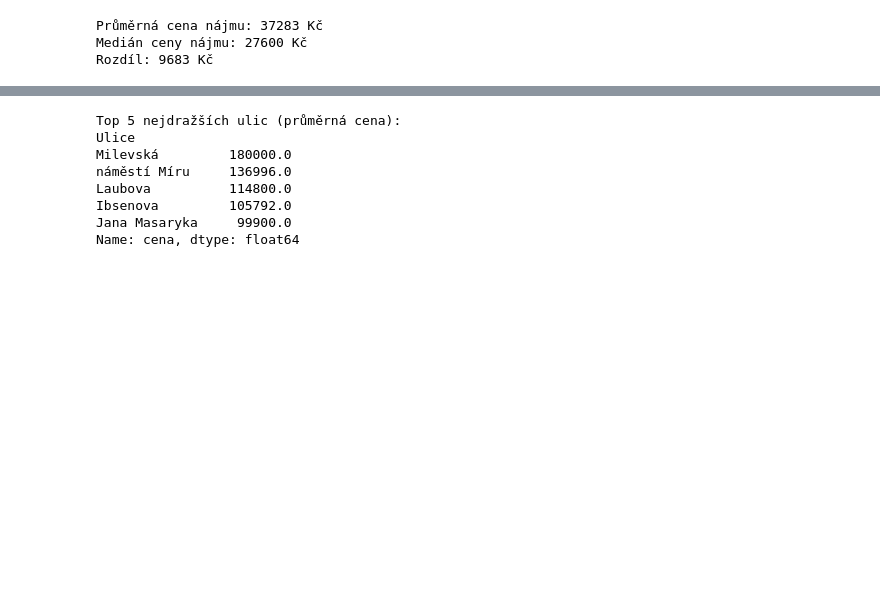
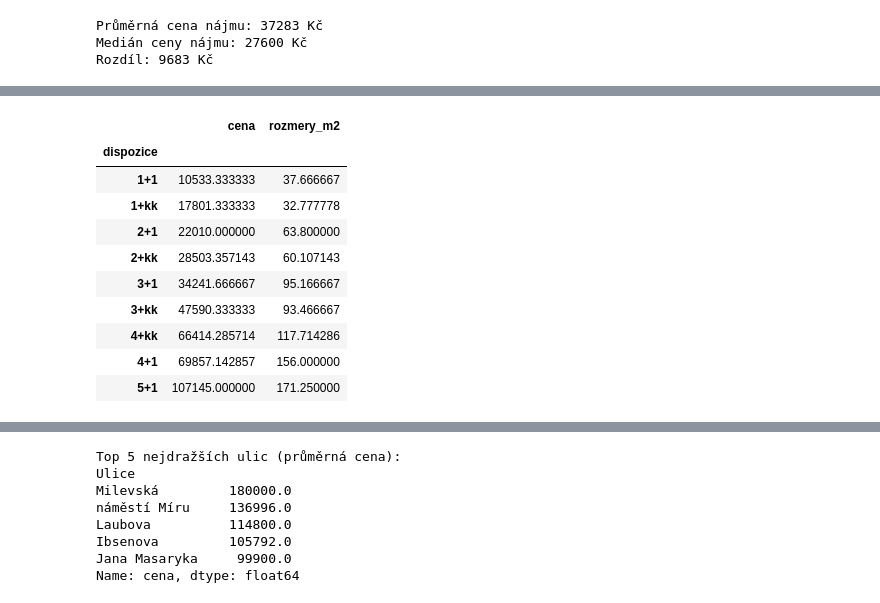
Before and after one commit to suraveronika/Python_Sura, a Jupyter notebook: Sura_zaverecny_projekt.ipynb, the cells around one changed output, grey strips where cells are left out. Cells and saved outputs as stored; diff of their text form; code cells hidden in the pictures; blank space fills up the shorter version.

```diff
--- a/Sura_zaverecny_projekt.ipynb
+++ b/Sura_zaverecny_projekt.ipynb
@@ -325,0 +309,14 @@ plt.show()
+# %%
+dispozice_stats
+# %% [output]
+|  | cena | rozmery_m2 |
+| dispozice |  |  |
+| 1+1 | 10533.333333 | 37.666667 |
+| 1+kk | 17801.333333 | 32.777778 |
+| 2+1 | 22010.000000 | 63.800000 |
+| 2+kk | 28503.357143 | 60.107143 |
+| 3+1 | 34241.666667 | 95.166667 |
+| 3+kk | 47590.333333 | 93.466667 |
+| 4+kk | 66414.285714 | 117.714286 |
+| 4+1 | 69857.142857 | 156.000000 |
+| 5+1 | 107145.000000 | 171.250000 |
```
Also changed, not shown: parts of 7 cells of this notebook.
